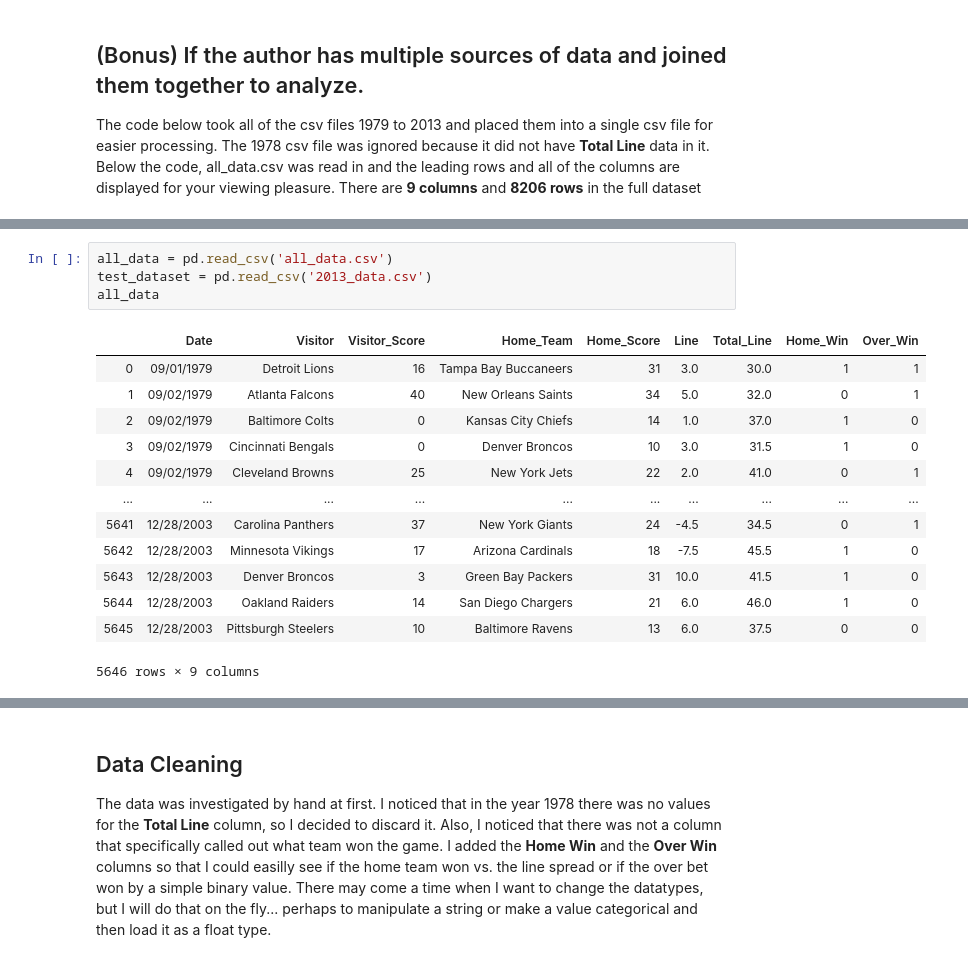
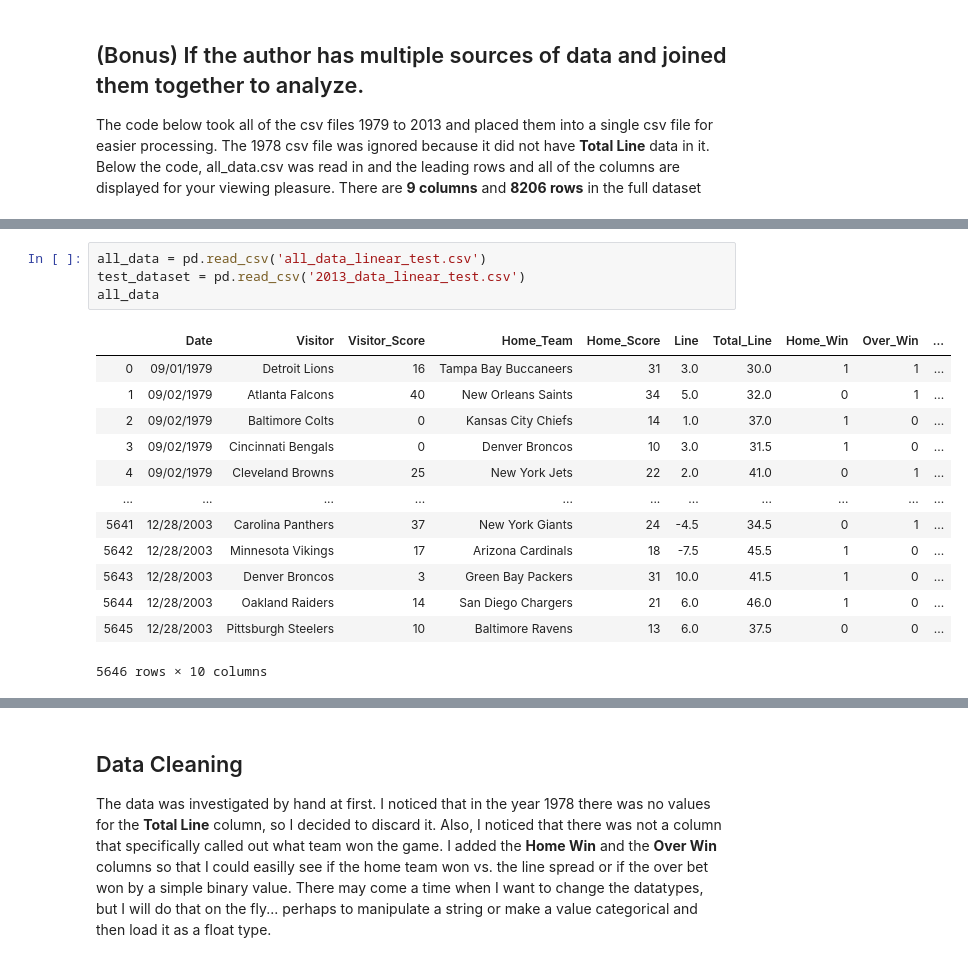
Before and after one commit to bigtoehead/NFL_Betting_Strategy_CSPB3022, a Jupyter notebook: NFL_betting_strategy_test.ipynb, the cells around one changed output, grey strips where cells are left out. Saved outputs shown, nothing was run; the diff lists cells and outputs as text.

```diff
--- a/NFL_betting_strategy_test.ipynb
+++ b/NFL_betting_strategy_test.ipynb
@@ -109,20 +111,20 @@ for i in range(35):
 all_data.close()
 data_2013.close()
 # %%
-all_data = pd.read_csv('all_data.csv')
-test_dataset = pd.read_csv('2013_data.csv')
+all_data = pd.read_csv('all_data_linear_test.csv')
+test_dataset = pd.read_csv('2013_data_linear_test.csv')
 all_data
 # %% [output]
-|  | Date | Visitor | Visitor_Score | Home_Team | Home_Score | Line | Total_Line | Home_Win | Over_Win |
-| 0 | 09/01/1979 | Detroit Lions | 16 | Tampa Bay Buccaneers | 31 | 3.0 | 30.0 | 1 | 1 |
-| 1 | 09/02/1979 | Atlanta Falcons | 40 | New Orleans Saints | 34 | 5.0 | 32.0 | 0 | 1 |
-| 2 | 09/02/1979 | Baltimore Colts | 0 | Kansas City Chiefs | 14 | 1.0 | 37.0 | 1 | 0 |
-| 3 | 09/02/1979 | Cincinnati Bengals | 0 | Denver Broncos | 10 | 3.0 | 31.5 | 1 | 0 |
-| 4 | 09/02/1979 | Cleveland Browns | 25 | New York Jets | 22 | 2.0 | 41.0 | 0 | 1 |
-| ... | ... | ... | ... | ... | ... | ... | ... | ... | ... |
-| 5641 | 12/28/2003 | Carolina Panthers | 37 | New York Giants | 24 | -4.5 | 34.5 | 0 | 1 |
-| 5642 | 12/28/2003 | Minnesota Vikings | 17 | Arizona Cardinals | 18 | -7.5 | 45.5 | 1 | 0 |
-| 5643 | 12/28/2003 | Denver Broncos | 3 | Green Bay Packers | 31 | 10.0 | 41.5 | 1 | 0 |
-| 5644 | 12/28/2003 | Oakland Raiders | 14 | San Diego Chargers | 21 | 6.0 | 46.0 | 1 | 0 |
-| 5645 | 12/28/2003 | Pittsburgh Steelers | 10 | Baltimore Ravens | 13 | 6.0 | 37.5 | 0 | 0 |
+|  | Date | Visitor | Visitor_Score | Home_Team | Home_Score | Line | Total_Line | Home_Win | Over_Win | ... |
+| 0 | 09/01/1979 | Detroit Lions | 16 | Tampa Bay Buccaneers | 31 | 3.0 | 30.0 | 1 | 1 | ... |
+| 1 | 09/02/1979 | Atlanta Falcons | 40 | New Orleans Saints | 34 | 5.0 | 32.0 | 0 | 1 | ... |
+| 2 | 09/02/1979 | Baltimore Colts | 0 | Kansas City Chiefs | 14 | 1.0 | 37.0 | 1 | 0 | ... |
+| 3 | 09/02/1979 | Cincinnati Bengals | 0 | Denver Broncos | 10 | 3.0 | 31.5 | 1 | 0 | ... |
+| 4 | 09/02/1979 | Cleveland Browns | 25 | New York Jets | 22 | 2.0 | 41.0 | 0 | 1 | ... |
+| ... | ... | ... | ... | ... | ... | ... | ... | ... | ... | ... |
+| 5641 | 12/28/2003 | Carolina Panthers | 37 | New York Giants | 24 | -4.5 | 34.5 | 0 | 1 | ... |
+| 5642 | 12/28/2003 | Minnesota Vikings | 17 | Arizona Cardinals | 18 | -7.5 | 45.5 | 1 | 0 | ... |
+| 5643 | 12/28/2003 | Denver Broncos | 3 | Green Bay Packers | 31 | 10.0 | 41.5 | 1 | 0 | ... |
+| 5644 | 12/28/2003 | Oakland Raiders | 14 | San Diego Chargers | 21 | 6.0 | 46.0 | 1 | 0 | ... |
+| 5645 | 12/28/2003 | Pittsburgh Steelers | 10 | Baltimore Ravens | 13 | 6.0 | 37.5 | 0 | 0 | ... |
-5646 rows × 9 columns
+5646 rows × 10 columns
```
Also changed, not shown: parts of 3 cells of this notebook, 1 other file.
